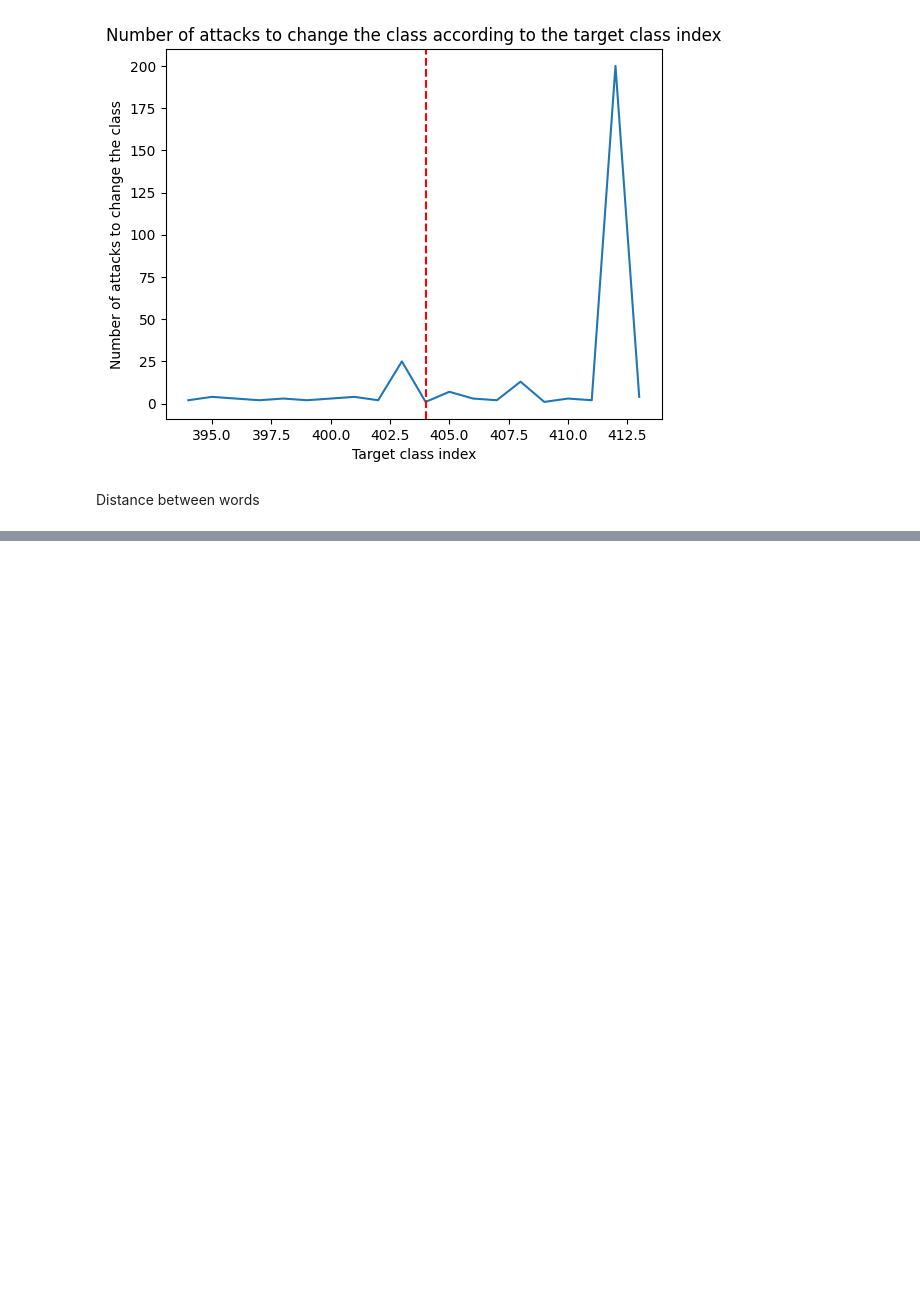
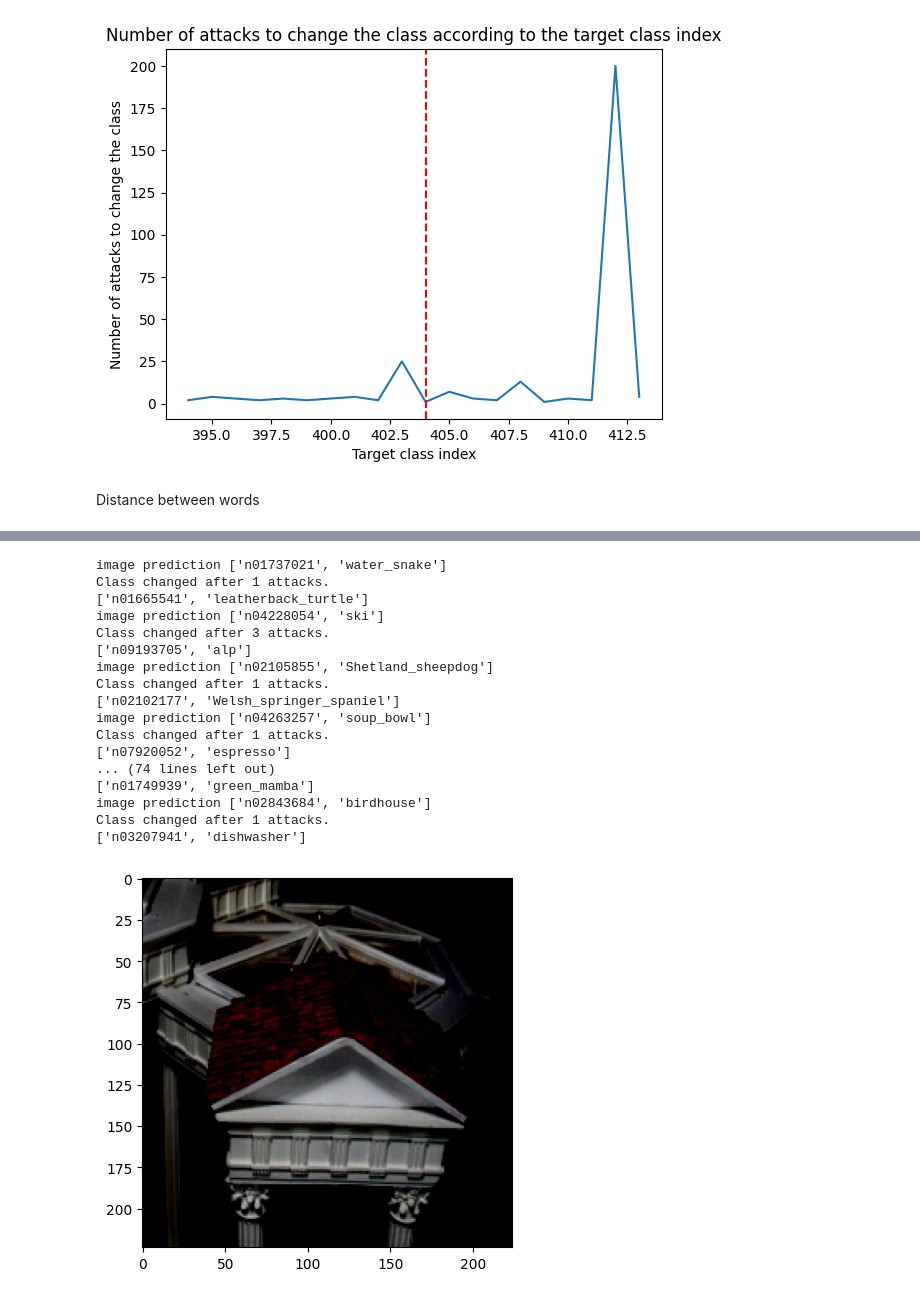
Before and after one commit to momoth12/Project-Explainability-for-Vision-Transformers, a Jupyter notebook: attention_flow_attack.ipynb, the cells around one changed output, grey strips where cells are left out. Cells and saved outputs as stored; diff of their text form; code cells hidden in the pictures; blank space fills up the shorter version.

Commit message:
checkpoint

```diff
--- a/attention_flow_attack.ipynb
+++ b/attention_flow_attack.ipynb
@@ -433,0 +541,39 @@ for i in range(400,430):
+# %%
+import os
+
+def get_files_in_folder(folder_path):
+    file_paths = []
+    if os.path.isdir(folder_path):
+        # Iterate through all files in the directory
+        for file_name in os.listdir(folder_path):
+            # Construct the full path to the file
+            file_path = os.path.join(folder_path, file_name)
+            # Check if the path points to a file (not a directory)
+            if os.path.isfile(file_path):
+                file_paths.append(file_path)
+    return file_paths
+
+
+folder_path = 'images'
+file_paths_list = get_files_in_folder(folder_path)
+
+def get_all_best_predictions(image_path_list):
+    best_predictions = []
+    for image_path in image_path_list:
+        input_tensor = preprocess_image(image_path, transform)
+        scores = model(input_tensor)
+        max_pred=get_best_prediction(scores)[1]
+        best_predictions.append(max_pred)
+    return best_predictions
+
+def get_best_prediction_after_attack(image_path_list, target_index):
+    best_predictions_after_attack = []
+    for image_path in image_path_list:
+        input_tensor = preprocess_image(image_path, transform)
+        a,new_best_prediction=multiple_attacks_multiple_image(image_path,target_index)
+        best_predictions_after_attack.append(new_best_prediction)
+
+
+    return best_predictions_after_attack
+# %%
+file_paths_list=file_paths_list[:30]
@@ -433,0 +603,23 @@ for i in range(400,430):
+# %%
+
+threshold=200
+best_pred_after_attack=get_best_prediction_after_attack(file_paths_list, idx_target)
+# %% [output]
+image prediction ['n01737021', 'water_snake']
+Class changed after 1 attacks.
+['n01665541', 'leatherback_turtle']
+image prediction ['n04228054', 'ski']
+Class changed after 3 attacks.
+['n09193705', 'alp']
+image prediction ['n02105855', 'Shetland_sheepdog']
+Class changed after 1 attacks.
+['n02102177', 'Welsh_springer_spaniel']
+image prediction ['n04263257', 'soup_bowl']
+Class changed after 1 attacks.
+['n07920052', 'espresso']
+... (74 lines left out)
+['n01749939', 'green_mamba']
+image prediction ['n02843684', 'birdhouse']
+Class changed after 1 attacks.
+['n03207941', 'dishwasher']
+[figure, added]
```
Also changed, not shown: parts of 25 cells of this notebook, 4 other files.
